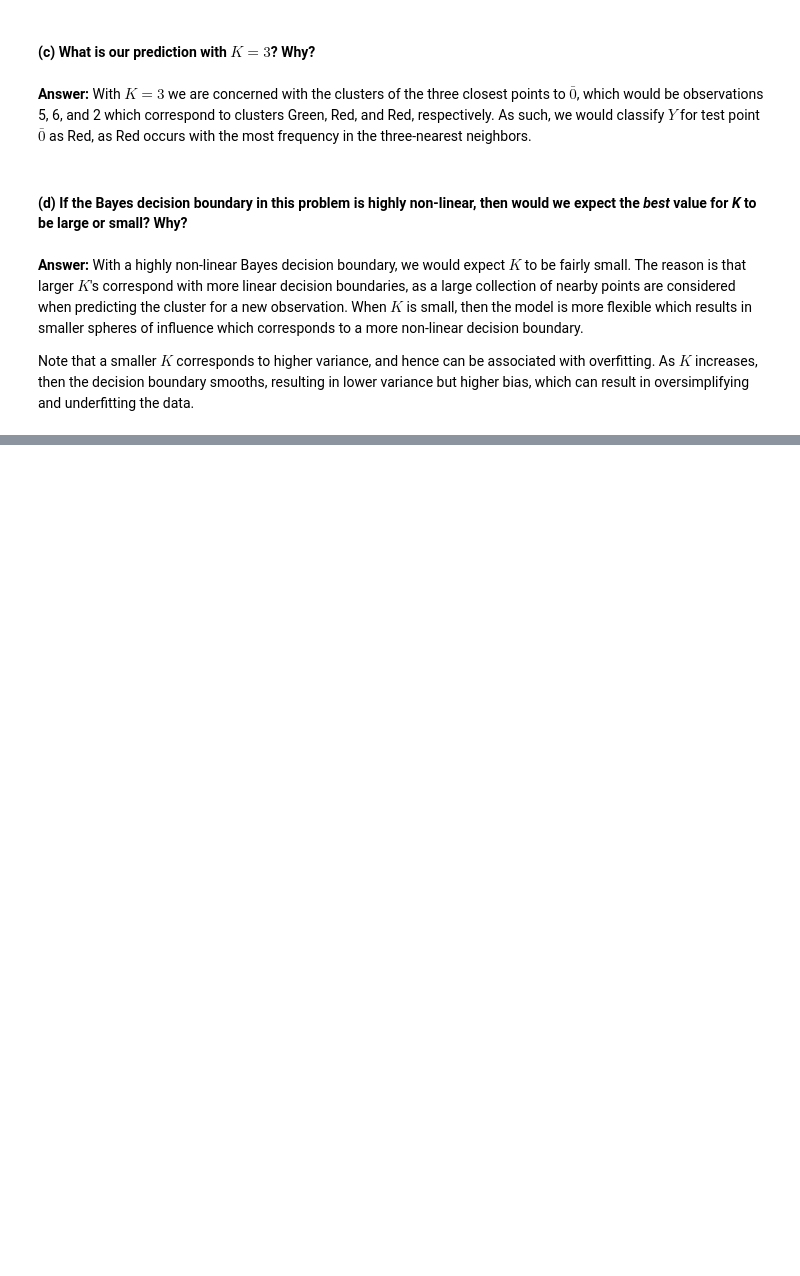
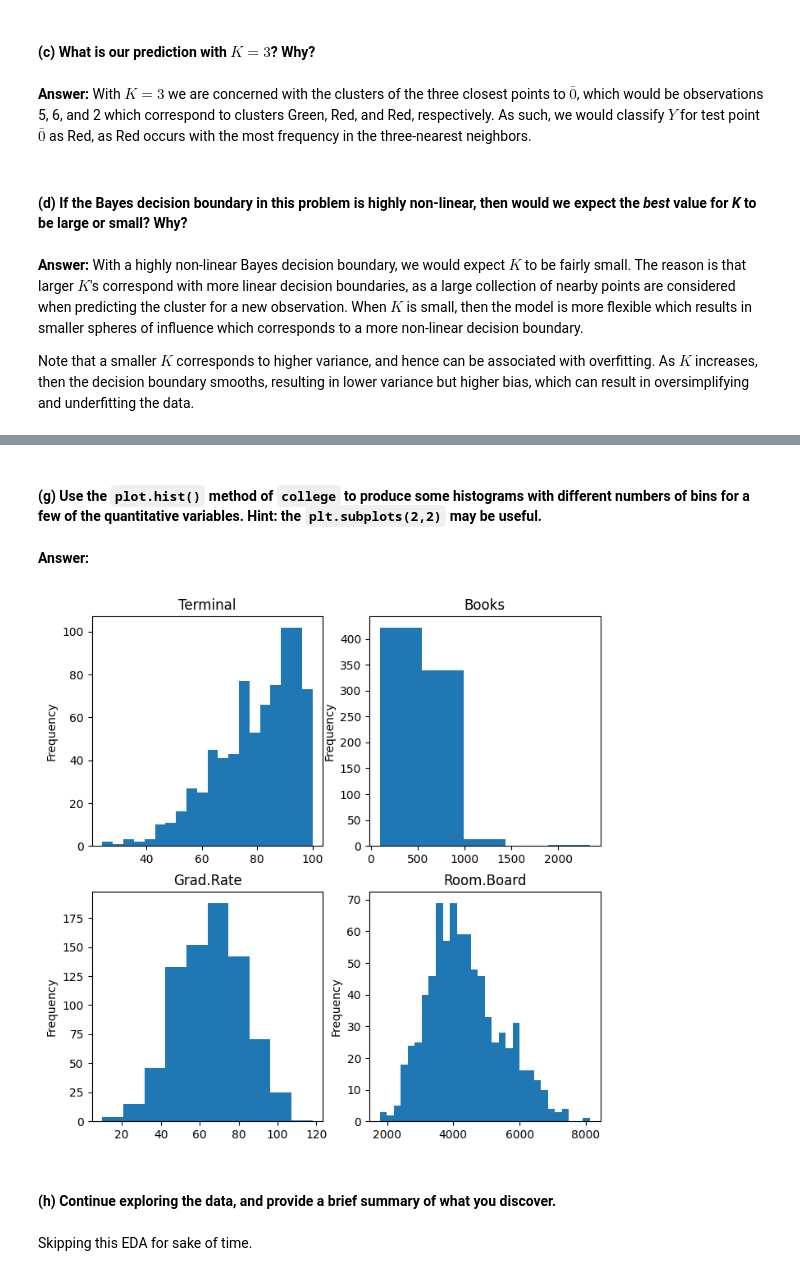
Before and after one commit to justingroves/ISLP, a Jupyter notebook: Jupyter Labs/Chapter 2 Statistical Learning/2.4 Exercises.ipynb, the cells around one changed output, grey strips where cells are left out. Cells and saved outputs as stored; diff of their text form; code cells hidden in the pictures; blank space fills up the shorter version.

```diff
--- a/Jupyter Labs/Chapter 2 Statistical Learning/2.4 Exercises.ipynb
+++ b/Jupyter Labs/Chapter 2 Statistical Learning/2.4 Exercises.ipynb
@@ -323,0 +465,28 @@ Note that a smaller $K$ corresponds to higher variance, and hence can be associa
+# %% [markdown]
+#### (g) Use the `plot.hist()` method of `college` to produce some histograms with different numbers of bins for a few of the quantitative variables. Hint: the `plt.subplots(2,2)` may be useful.
+# %% [markdown]
+**Answer:**
+# %%
+# Set the plot figure
+fig, axes = plt.subplots(2,2, figsize=(8,8))
+
+# Plot some histograms
+college['Terminal'].plot.hist(ax=axes[0,0],bins=20)
+axes[0,0].set_title('Terminal')
+
+college['Books'].plot.hist(ax=axes[0,1], bins=5)
+axes[0,1].set_title('Books')
+
+college['Grad.Rate'].plot.hist(ax=axes[1,0], bins=10)
+axes[1,0].set_title('Grad.Rate')
+
+college['Room.Board'].plot.hist(ax=axes[1,1], bins=30)
+axes[1,1].set_title('Room.Board')
+
+plt.show() # Plot the figure
+# %% [output]
+[figure, added]
+# %% [markdown]
+#### (h) Continue exploring the data, and provide a brief summary of what you discover.
+# %% [markdown]
+Skipping this EDA for sake of time.
```
Also changed, not shown: parts of 30 cells of this notebook.
